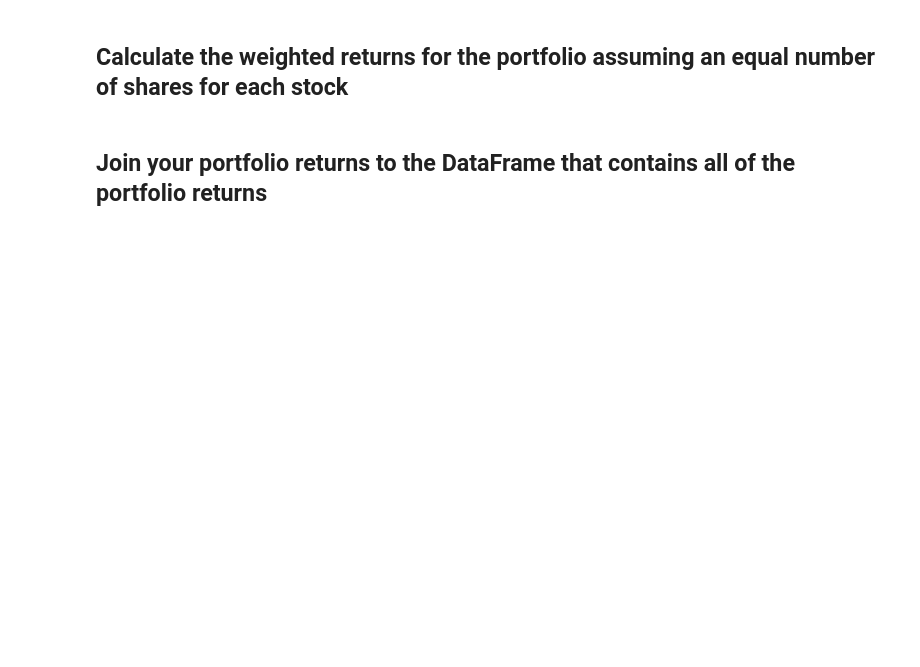
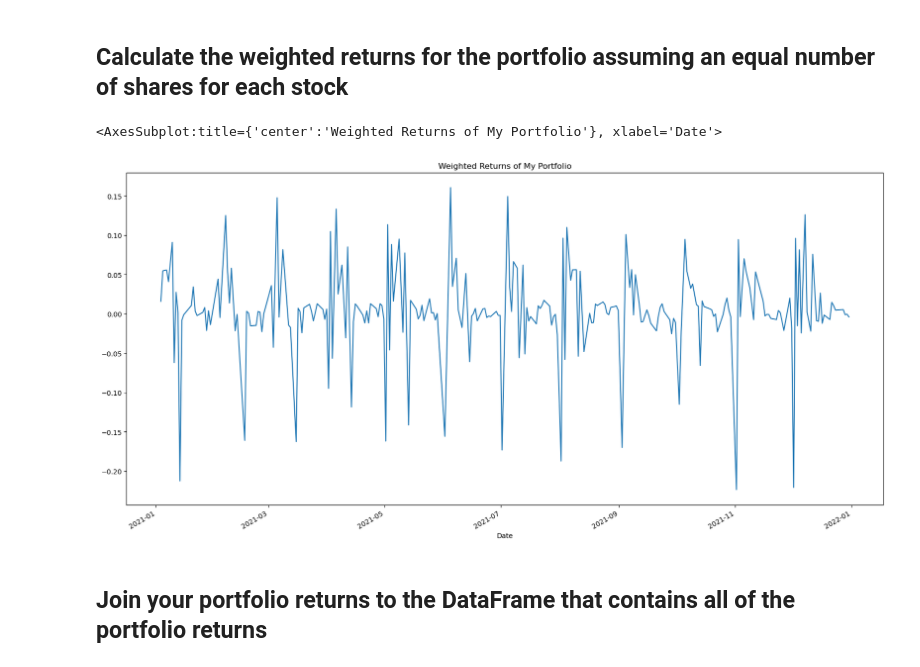
Before and after one commit to apakuki/FinTech-Bootcamp, a Jupyter notebook: FinTechBC-Homework-Unit4/Starter_Code/whale_analysis.ipynb, the cells around one changed output. Saved outputs shown, nothing was run; the diff lists cells and outputs as text; code cells hidden in the pictures; blank space fills up the shorter version.

```diff
--- a/FinTechBC-Homework-Unit4/Starter_Code/whale_analysis.ipynb
+++ b/FinTechBC-Homework-Unit4/Starter_Code/whale_analysis.ipynb
@@ -410,4 +420,8 @@ amazon_returns_df.head()
 # Reading data from 3rd stock
 cisco_returns_path = Path("../Resources/cisco.csv")
 cisco_returns_df = pd.read_csv(cisco_returns_path)
+cisco_returns_df.set_index(pd.to_datetime(cisco_returns_df['Date'], infer_datetime_format=True), inplace=True)
+cisco_returns_df.drop(columns=['Date'], inplace=True)
+cisco_returns_df = cisco_returns_df.sort_index()
+cisco_returns_df = cisco_returns_df.dropna().copy()
 cisco_returns_df.head()
@@ -414,2 +436,4 @@ cisco_returns_df.head()
 # %%
 # Combine all stocks in a single DataFrame
+custom_appended_data = pd.concat([google_returns_df, amazon_returns_df, cisco_returns_df], axis="columns", join="inner")
+custom_appended_data.head()
@@ -417,3 +449,5 @@ cisco_returns_df.head()
 # Reset Date index
 # %%
 # Reorganize portfolio data by having a column per symbol
+custom_appended_data.columns = ["GOOGLE", "AMAZON", "CISCO"]
+custom_appended_data.head()
@@ -420,6 +462,7 @@ cisco_returns_df.head()
 # %%
 # Calculate daily returns
-
+custom_appended_data = custom_appended_data.pct_change()
+custom_appended_data.head()
 # Drop NAs
 
 # Display sample data
@@ -427,11 +478,19 @@ cisco_returns_df.head()
 ## Calculate the weighted returns for the portfolio assuming an equal number of shares for each stock
 # %%
 # Set weights
+from turtle import title
+
+
 weights = [1/3, 1/3, 1/3]
 
 # Calculate portfolio return
-
+portfolio_returns = custom_appended_data.dot(weights)
+portfolio_returns.head()
 # Display sample data
+portfolio_returns.plot(figsize=(20, 10),title = "Weighted Returns of My Portfolio")
+# %% [output]
+<AxesSubplot:title={'center':'Weighted Returns of My Portfolio'}, xlabel='Date'>
+[figure, added]
 # %% [markdown]
 ## Join your portfolio returns to the DataFrame that contains all of the portfolio returns
 # %%
```
Also changed, not shown: parts of 28 cells of this notebook, 1 other file.
